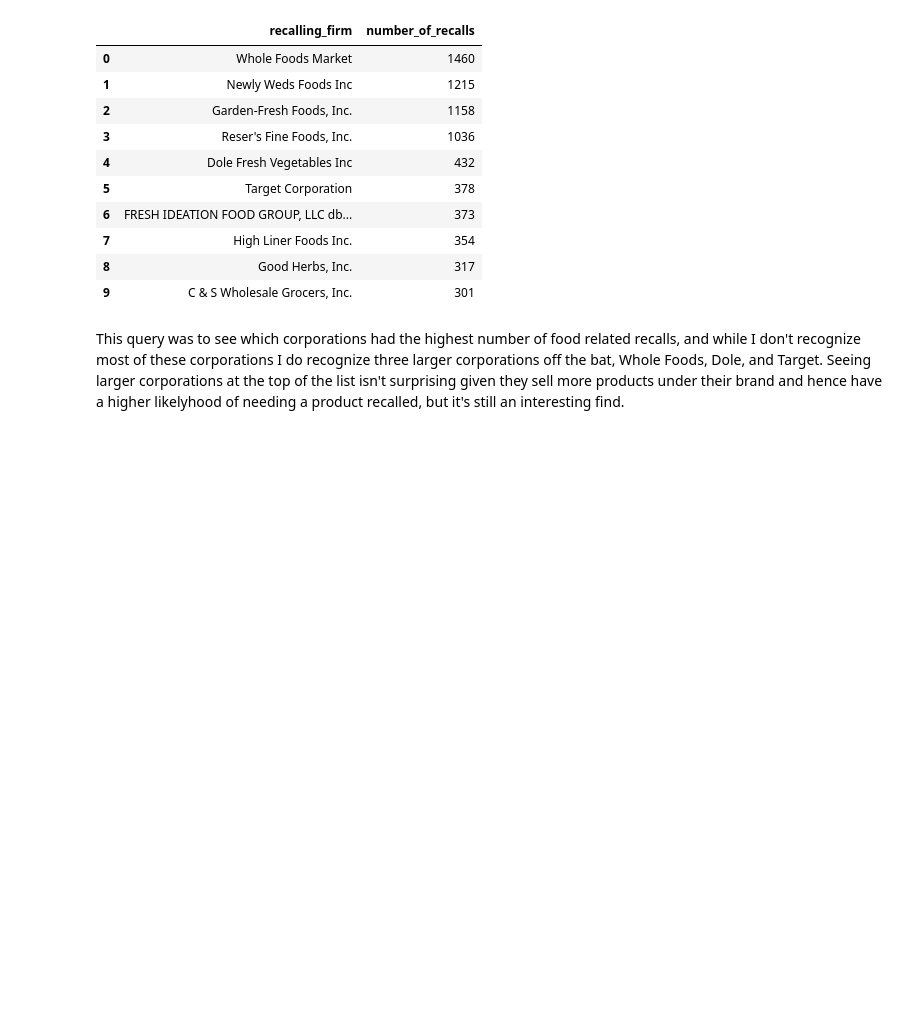
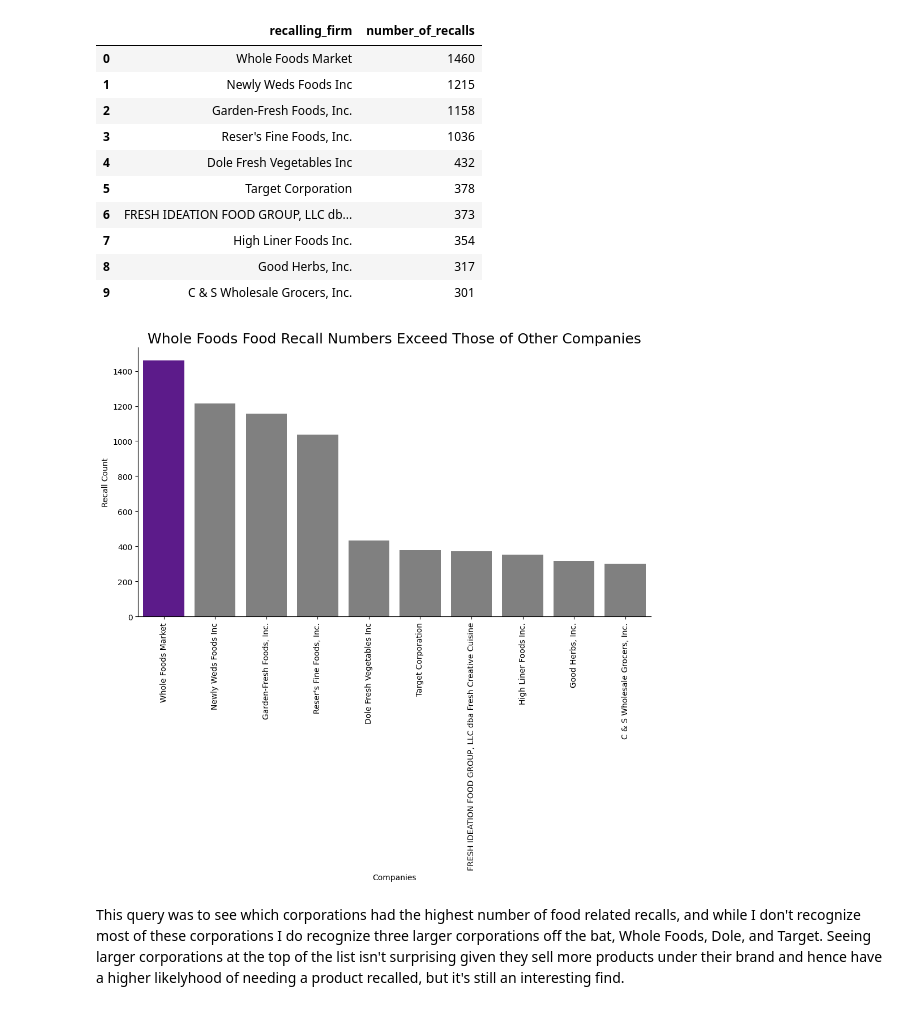
Before and after one commit to NoxRainTempest/Outbreaks_and_Recalls, a Jupyter notebook: notebooks/outbreak_recall.ipynb, the cells around one changed output. Cells and saved outputs as stored; diff of their text form; code cells hidden in the pictures; blank space fills up the shorter version.

```diff
--- a/notebooks/outbreak_recall.ipynb
+++ b/notebooks/outbreak_recall.ipynb
@@ -700,6 +770,21 @@ result_5
 | 7 | High Liner Foods Inc. | 354 |
 | 8 | Good Herbs, Inc. | 317 |
 | 9 | C & S Wholesale Grocers, Inc. | 301 |
+# %%
+plt.figure(figsize=(10,10))
+highlight_company = 'Whole Foods Market'
+colors = ["#5F099C" if x == highlight_company else 'grey' for x in result_5['recalling_firm']]
+sns.barplot(result_5, x='recalling_firm', y='number_of_recalls', palette= colors, hue= 'recalling_firm', legend=False)
+plt.title('Whole Foods Food Recall Numbers Exceed Those of Other Companies',fontsize=18)
+plt.xlabel('Companies')
+plt.ylabel('Recall Count')
+plt.ticklabel_format(style='plain', axis='y')
+plt.xticks(rotation= 90)
+plt.tight_layout()
+sns.despine()
+plt.show()
+# %% [output]
+[figure, added]
 # %% [markdown]
 This query was to see which corporations had the highest number of food related recalls, and while I don't recognize most of these corporations I do recognize three larger corporations off the bat, Whole Foods, Dole, and Target. Seeing larger corporations at the top of the list isn't surprising given they sell more products under their brand and hence have a higher likelyhood of needing a product recalled, but it's still an interesting find.
 # %%
```
Also changed, not shown: parts of 7 cells of this notebook.
